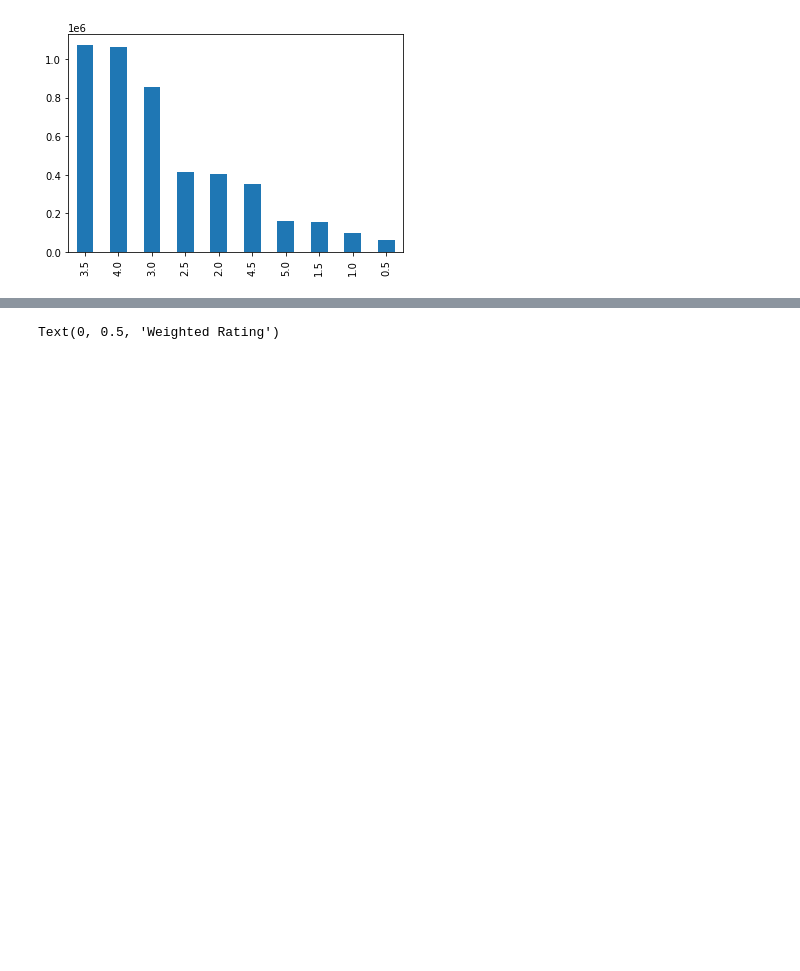
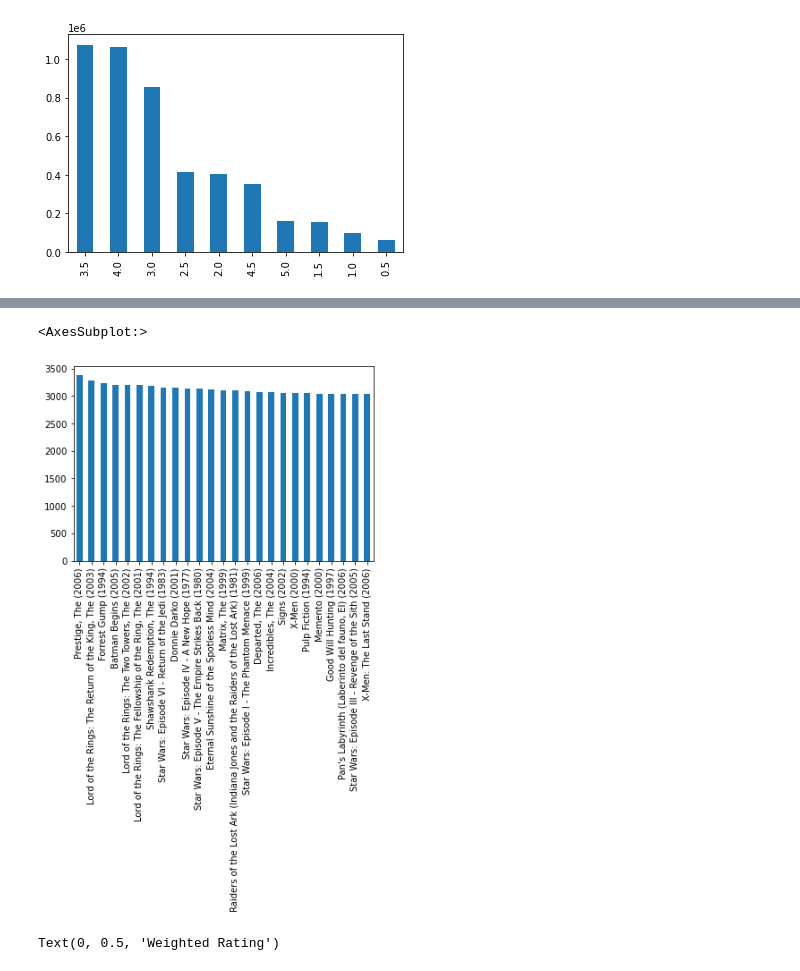
Before and after one commit to dablake7/bsc-phase-four-project, a Jupyter notebook: notebooks/exploratory/qiwen/first_eda.ipynb, the cells around one changed output, grey strips where cells are left out. Cells and saved outputs as stored; diff of their text form; code cells hidden in the pictures; blank space fills up the shorter version.

Commit message:
added visuals

```diff
--- a/notebooks/exploratory/qiwen/first_eda.ipynb
+++ b/notebooks/exploratory/qiwen/first_eda.ipynb
@@ -114,3 +126,8 @@ df.rating.value_counts().plot(kind='bar')
+# %%
+df.title.value_counts().head(25).plot(kind='bar')
+# %% [output]
+<AxesSubplot:>
+[figure, added]
 # %%
 cm = df.groupby(['title']).mean().sort_values(by='rating', ascending=False)['rating'].to_dict()
 # %%
```
Also changed, not shown: parts of 15 cells of this notebook.
